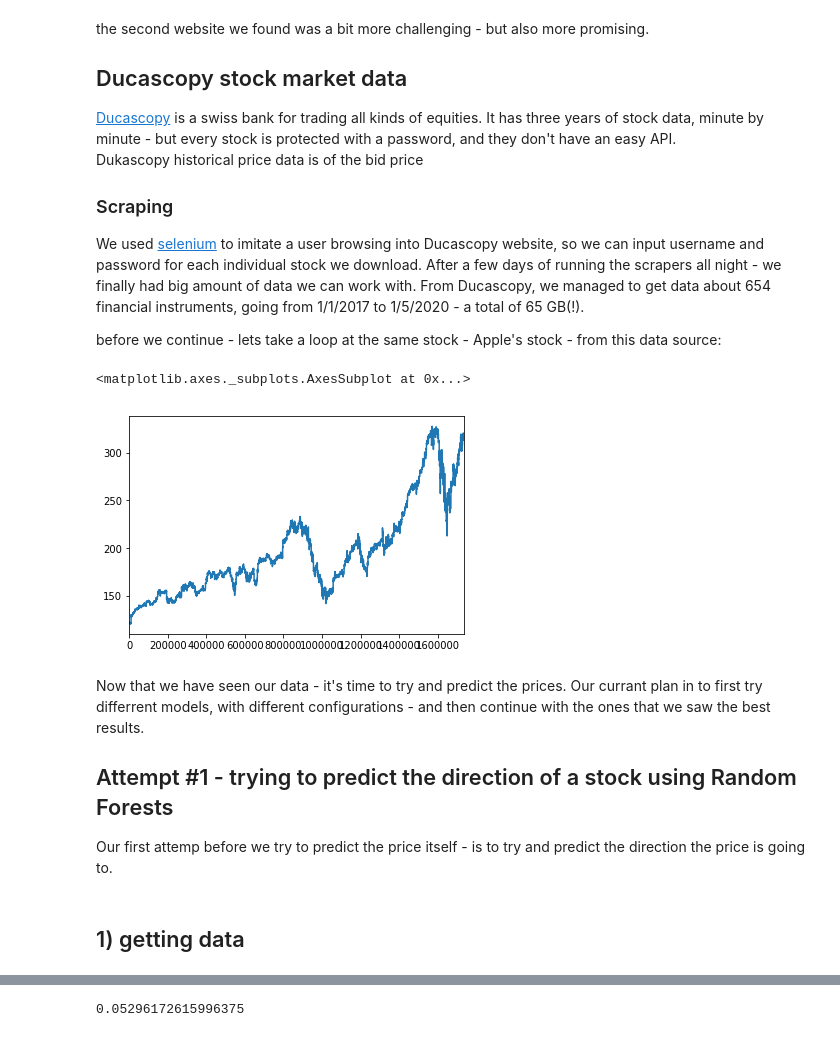
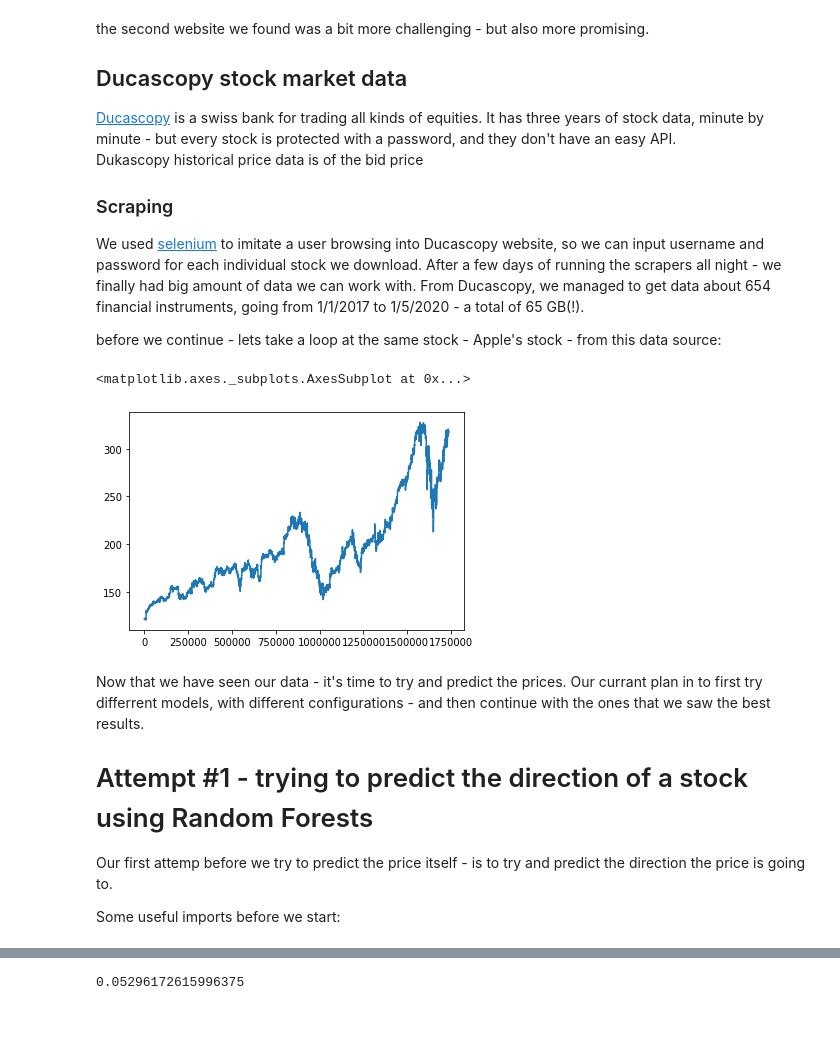
Before and after one commit to alongouldman/stock_market_neural_nets, a Jupyter notebook: project proposal.ipynb, the cells around one changed output, grey strips where cells are left out. Cells and saved outputs as stored; diff of their text form; code cells hidden in the pictures.

```diff
--- a/project proposal.ipynb
+++ b/project proposal.ipynb
@@ -158,17 +161,19 @@ def read_dukas(csv_path):
 
     return df
 # %%
-aapl_csv_path = r'data\relevant\dukascopy\BID\AAPL.USUSD.csv'
+aapl_csv_path = r'data/relevant/dukascopy/BID/AAPL.USUSD.csv'
 aapl_df = read_dukas(aapl_csv_path)
+
+aapl_df['close'].plot()
+# %% [output]
+<matplotlib.axes._subplots.AxesSubplot at 0x...>
+[figure, added]
-# %%
-aapl_df['close'].plot()
-# %% [output]
-<matplotlib.axes._subplots.AxesSubplot at 0x...>
-[figure, removed]
 # %% [markdown]
 Now that we have seen our data - it's time to try and predict the prices. Our currant plan in to first try differrent models, with different configurations - and then continue with the ones that we saw the best results.
 
 
-## Attempt #1 - trying to predict the direction of a stock using Random Forests
+# Attempt #1 - trying to predict the direction of a stock using Random Forests
 
 Our first attemp before we try to predict the price itself - is to try and predict the direction the price is going to.
+
+Some useful imports before we start:
@@ -249,2 +179,0 @@ def print_score(target, pred):
-# %% [markdown]
-## 1) getting data
```
Also changed, not shown: parts of 71 cells of this notebook.
